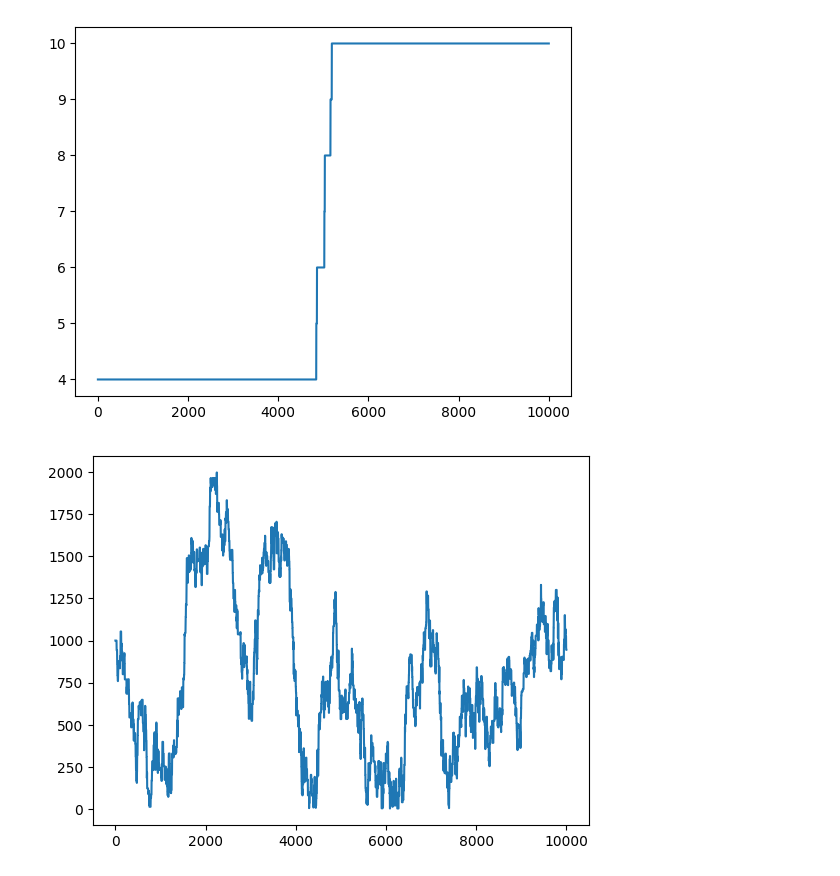
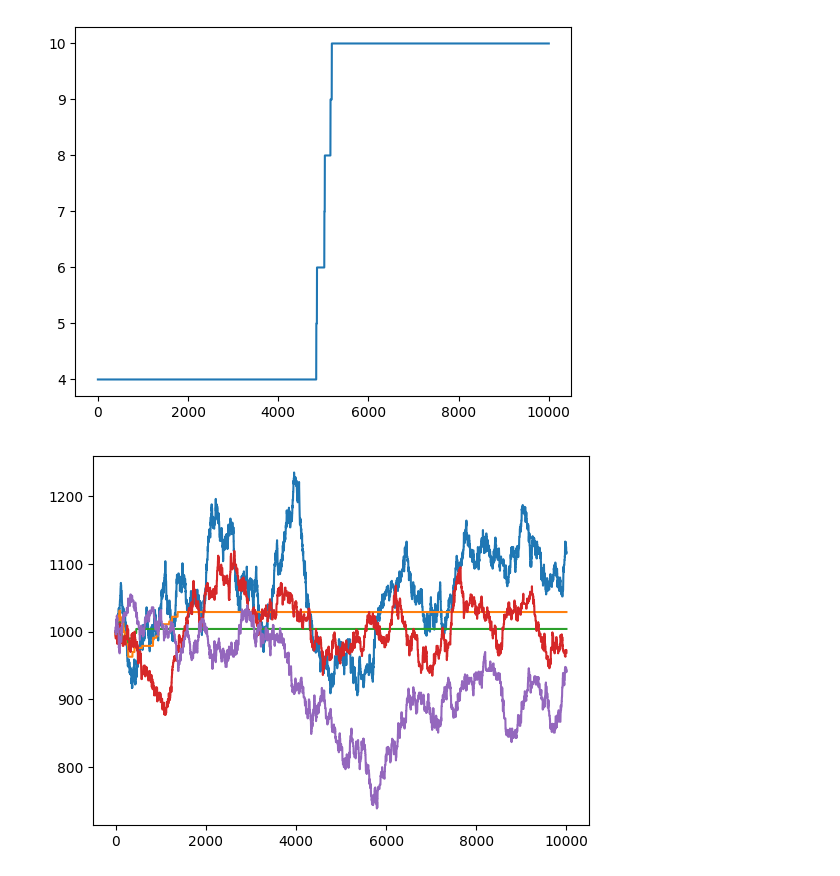
Before and after one commit to mlvl36667/lnsim, a Jupyter notebook: graphviz.ipynb, the cells around one changed output. Cells and saved outputs as stored; diff of their text form; code cells hidden in the pictures.

```diff
--- a/graphviz.ipynb
+++ b/graphviz.ipynb
@@ -123,15 +123,21 @@ plt.plot([x[0] for x in data], [x[1] for x in data])
 plt.show()
 # %% [output]
 [figure]
-# %%
-import json
-f = open('vis')
-data = json.load(f)
-
-import matplotlib.pyplot as plt
-import numpy as np
-
-plt.plot([x[0] for x in data], [x[1] for x in data])
-plt.show()
-# %% [output]
-[figure, removed]
+# %%
+import json
+f = open('vis')
+data = json.load(f)
+
+import matplotlib.pyplot as plt
+import numpy as np
+
+plt.plot([x[0] for x in data], [x[1] for x in data])
+plt.plot([x[0] for x in data], [x[2] for x in data])
+plt.plot([x[0] for x in data], [x[3] for x in data])
+plt.plot([x[0] for x in data], [x[4] for x in data])
+plt.plot([x[0] for x in data], [x[5] for x in data])
+
+
+plt.show()
+# %% [output]
+[figure, added]
```
Also changed, not shown: parts of 3 cells of this notebook, 1 other file.
